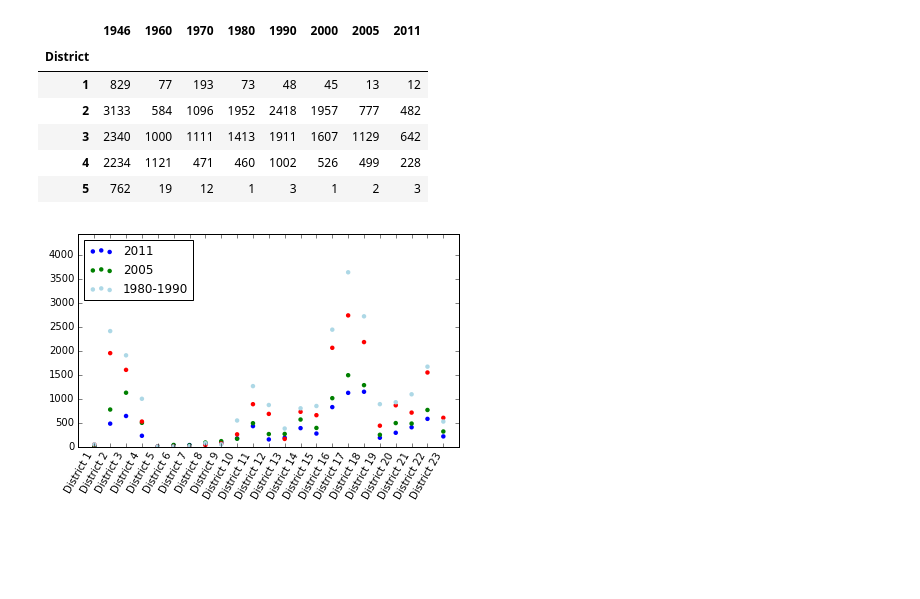
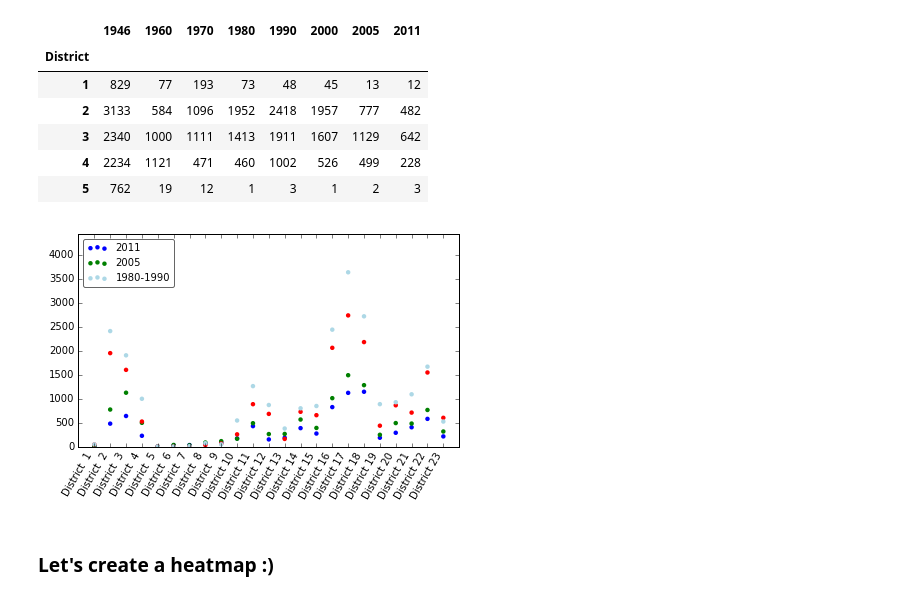
Before and after one commit to gurbanics/pytech-vis, a Jupyter notebook: notebooks/Matplotlib.ipynb, the cells around one changed output. Cells and saved outputs as stored; diff of their text form; code cells hidden in the pictures; blank space fills up the shorter version.

```diff
--- a/notebooks/Matplotlib.ipynb
+++ b/notebooks/Matplotlib.ipynb
@@ -246,19 +246,22 @@ bydistrict.head()
 # %%
 plt.scatter(x=bydistrict.index, y=bydistrict['2011'], edgecolor='none')
 plt.scatter(bydistrict.index, bydistrict['2005'], c="g", edgecolor='none')
-plt.scatter(bydistrict.index, bydistrict['2000'].values, c="r", edgecolor='none')
+plt.scatter(bydistrict.index, bydistrict['2000'].values, c="r", edgecolor='none') ## Note the missing label and .values()
 plt.scatter(bydistrict.index, bydistrict['1990'], c="lightblue", edgecolor='none', label="1980-1990")
 
 plt.xlim(0,24)
 plt.ylim(0,np.max(bydistrict.values))
 
-plt.xticks(range(1,24), ["District %s" % i for i in bydistrict.index ])
+plt.xticks(np.arange(1,24), ["District %2s" % i for i in bydistrict.index])
 for xtick in plt.gca().get_xticklabels():
     xtick.set_rotation(60)
     xtick.set_horizontalalignment('right')
 
-plt.legend(loc=2)
+plt.legend(loc=2, fontsize='medium', fancybox=True, framealpha=.6)
 
+# just to make sure the
 plt.tight_layout()
 # %% [output]
-[figure, old version]
+[figure, new version]
+# %% [markdown]
+### Let's create a heatmap :)
```
Also changed, not shown: parts of 4 cells of this notebook.
